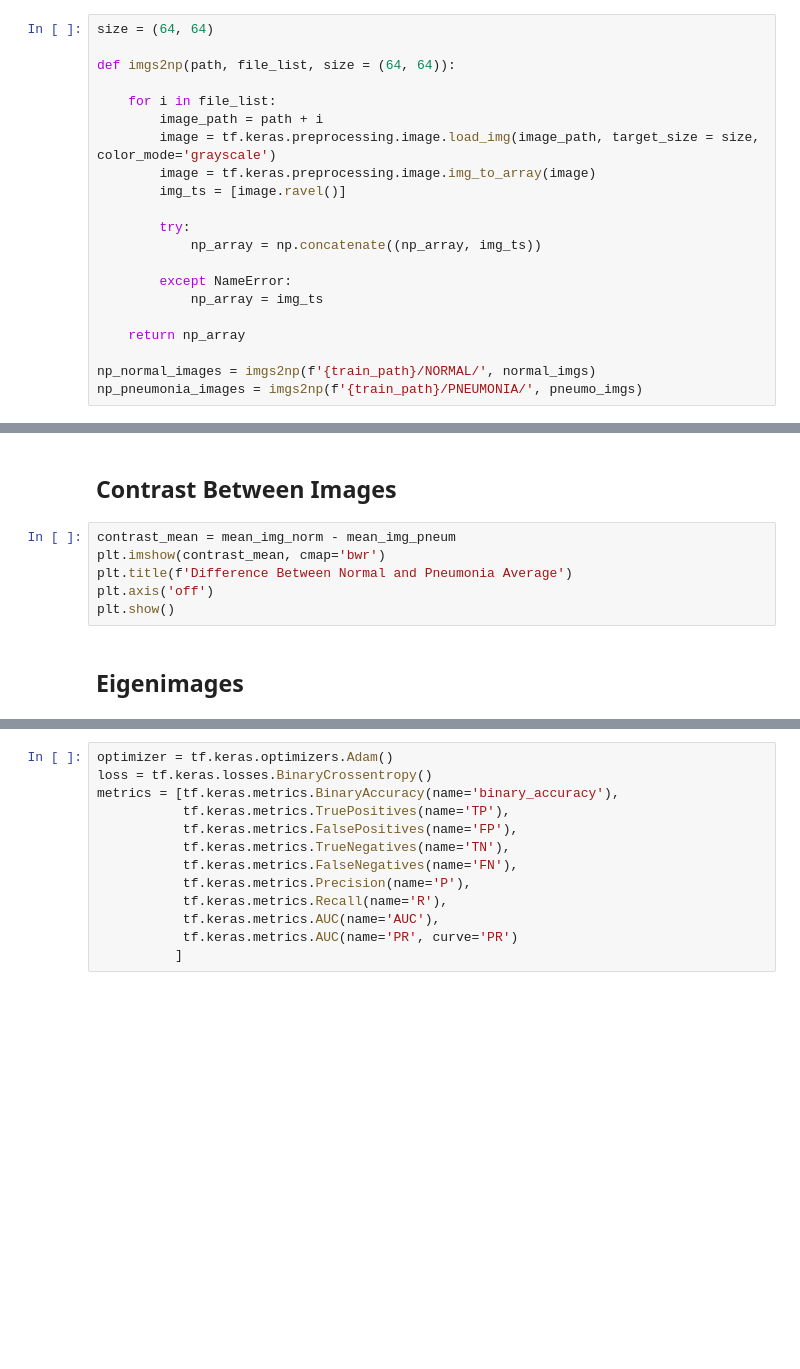
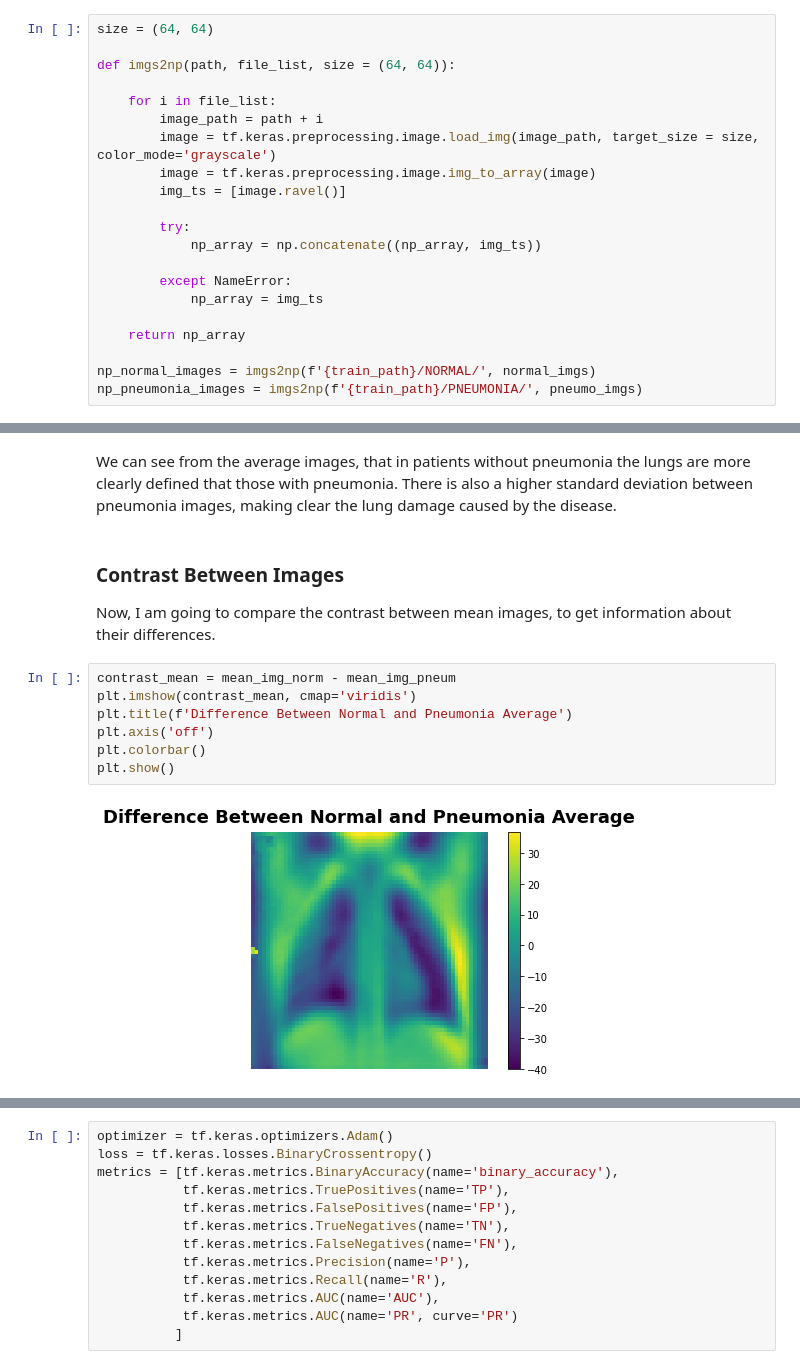
Before and after one commit to dialvedu/PneumoniaDetection, a Jupyter notebook: pneumonia-detection.ipynb, the cells around one changed output, grey strips where cells are left out. Cells and saved outputs as stored; diff of their text form; blank space fills up the shorter version.

```diff
--- a/pneumonia-detection.ipynb
+++ b/pneumonia-detection.ipynb
@@ -131,10 +156,15 @@ plt.show()
-# %% [markdown]
-## Contrast Between Images
+# %% [markdown]
+We can see from the average images, that in patients without pneumonia the lungs are more clearly defined that those with pneumonia. There is also a higher standard deviation between pneumonia images, making clear the lung damage caused by the disease.
+# %% [markdown]
+### Contrast Between Images
+
+Now, I am going to compare the contrast between mean images, to get information about their differences.
 # %%
 contrast_mean = mean_img_norm - mean_img_pneum
-plt.imshow(contrast_mean, cmap='bwr')
+plt.imshow(contrast_mean, cmap='viridis')
 plt.title(f'Difference Between Normal and Pneumonia Average')
 plt.axis('off')
+plt.colorbar()
 plt.show()
+# %% [output]
+[figure, added]
-# %% [markdown]
-## Eigenimages
```
Also changed, not shown: parts of 69 cells of this notebook.
